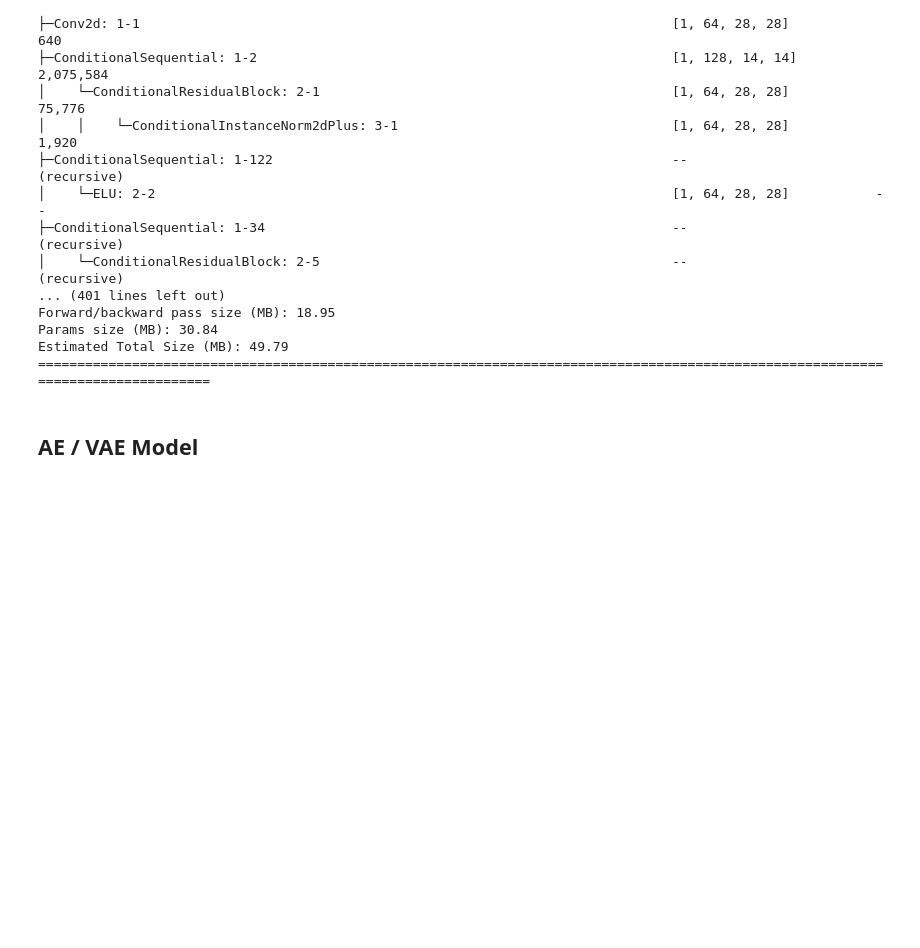
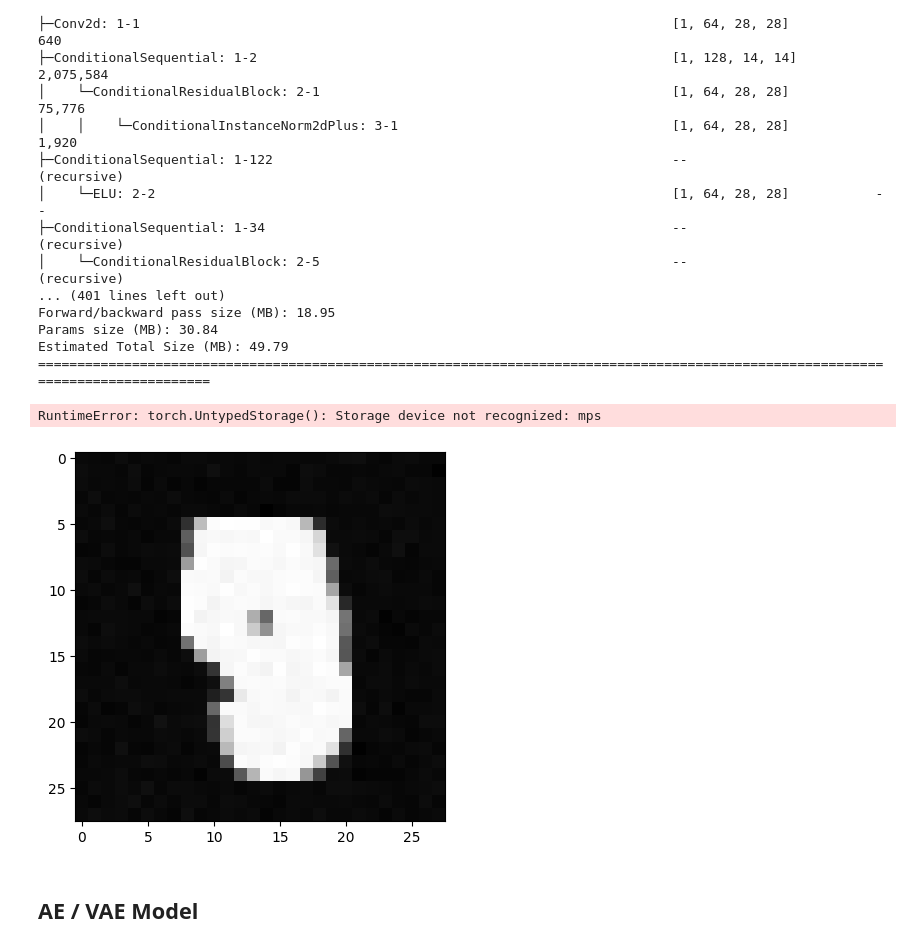
Before and after one commit to YasBroek/PGM-Denoising_Score_Matching, a Jupyter notebook: langevin.ipynb, the cells around one changed output. Saved outputs shown, nothing was run; the diff lists cells and outputs as text; code cells hidden in the pictures; blank space fills up the shorter version.

```diff
--- a/langevin.ipynb
+++ b/langevin.ipynb
@@ -241,8 +243,16 @@ Estimated Total Size (MB): 49.79
 perturbation = GaussianPerturbation()
 loss_fn = NCSNLoss(perturbation, sigmas, coeff_func=lambda s: s**2)
 # %%
-if os.path.exists("model_mnist.pth"):
-    model.load_state_dict(torch.load("model_mnist.pth"))
+# if os.path.exists("model_mnist.pth"):
+#     model.load_state_dict(torch.load("model_mnist.pth"))
+# %% [output]
+RuntimeError: torch.UntypedStorage(): Storage device not recognized: mps
+# %%
+if os.path.exists("model_mnist.pth"):
+    device = torch.device("cuda" if torch.cuda.is_available() else "cpu")
+
+    model.load_state_dict(torch.load("model_mnist.pth", map_location=device))
+    model.to(device)
 # %%
 trainer = ScoreNetTrainer(train_loader, model, device)
 sampler = AnnealedLangevinDynamics(model, sigmas, device)
@@ -257,7 +267,9 @@ sampler = AnnealedLangevinDynamics(model, sigmas, device)
 # %%
-# img = sample_img(sampler, shape)
-# plt.imshow(img, cmap="gray")
-# plt.show()
+img = sample_img(sampler, shape)
+plt.imshow(img, cmap="gray")
+plt.show()
+# %% [output]
+[figure, added]
 # %% [markdown]
 ## AE / VAE Model
 # %%
```
Also changed, not shown: parts of 24 cells of this notebook, 2 other files.
